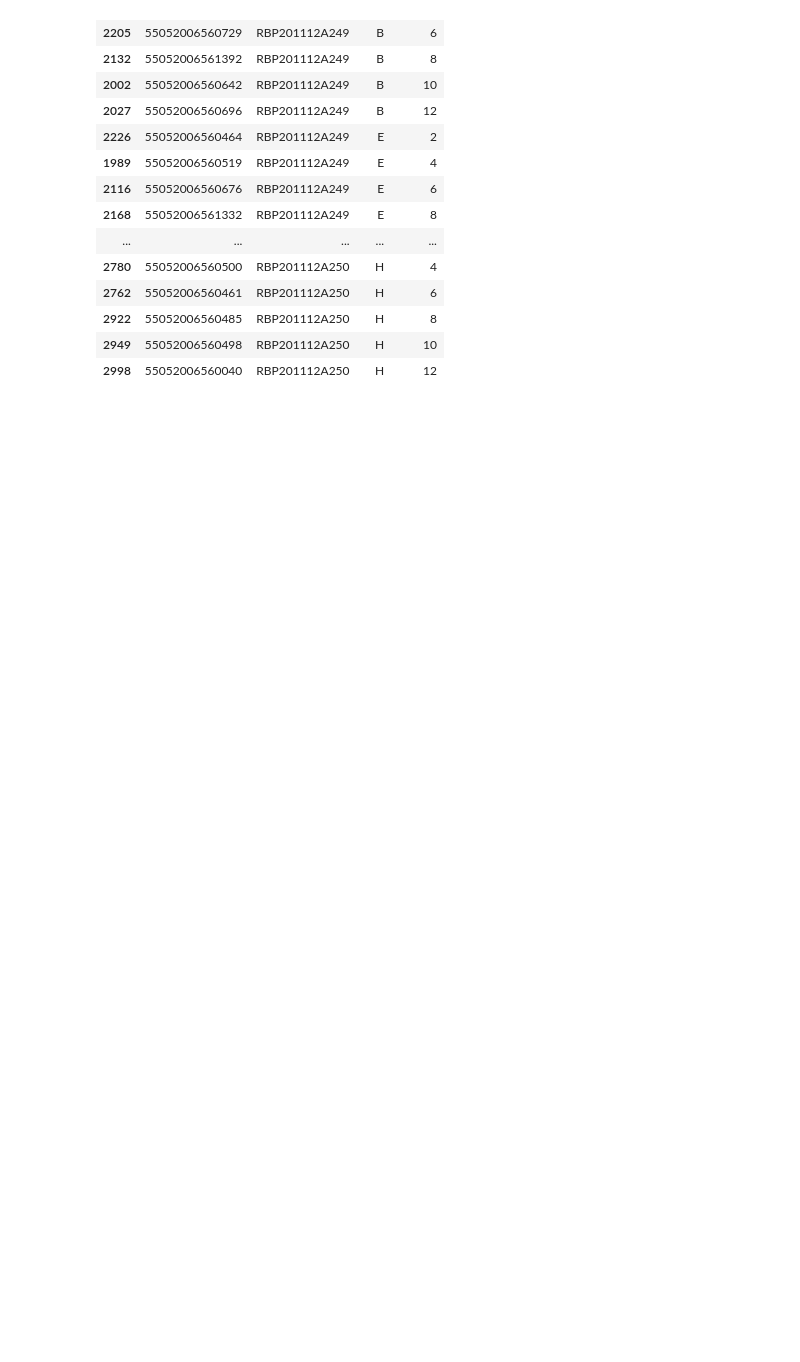
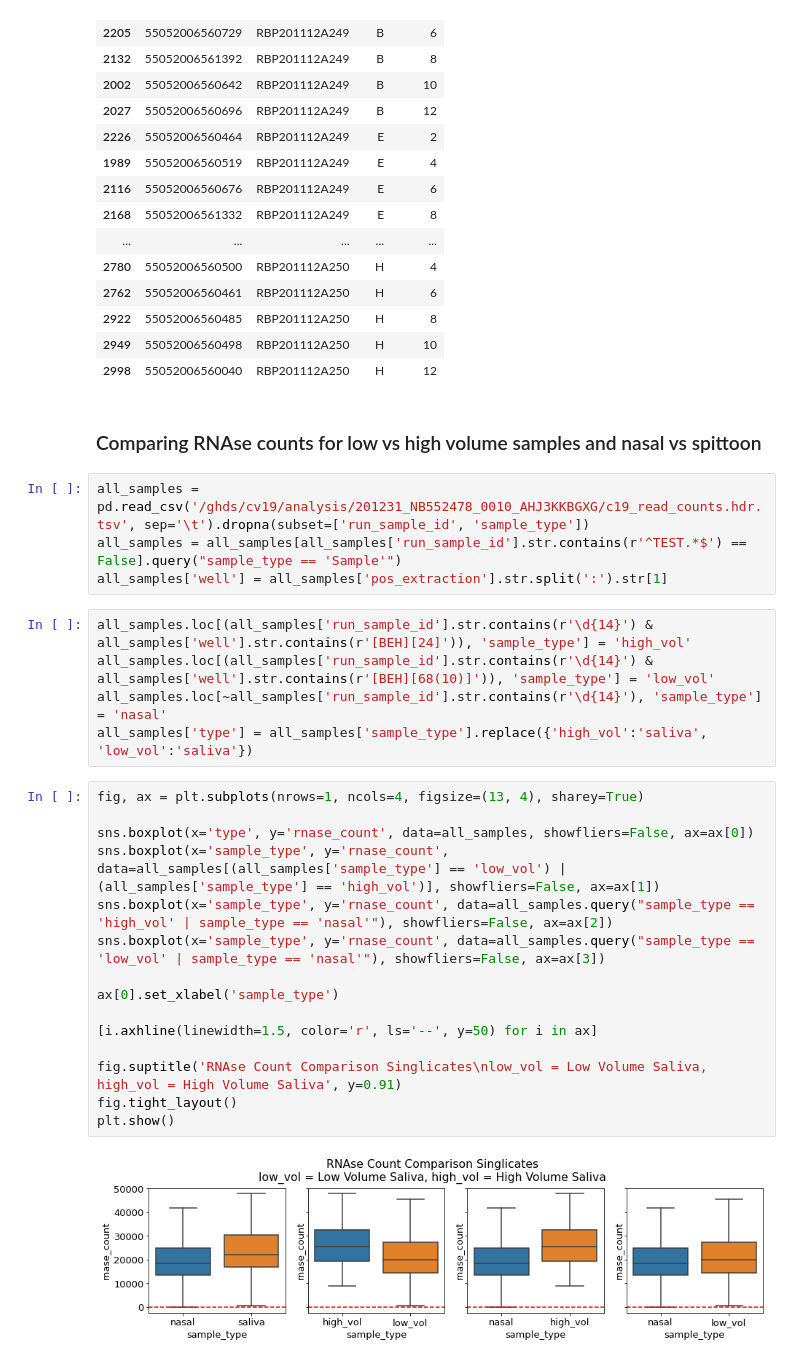
Before and after one commit to gh-bshih/g19_analysis, a Jupyter notebook: 201231_SpittoonStudySTAR10Repeat_VolTolerance.ipynb, the cells around one changed output. Drawn from its saved outputs; the diff is of its cells as text; blank space fills up the shorter version.

Commit message:
added RNAse comparison

```diff
--- a/201231_SpittoonStudySTAR10Repeat_VolTolerance.ipynb
+++ b/201231_SpittoonStudySTAR10Repeat_VolTolerance.ipynb
@@ -109,3 +109,31 @@ all_samples[all_samples['run_sample_id'].str.contains(r'\d{14}')]\
 | 2922 | 55052006560485 | RBP201112A250 | H | 8 |
 | 2949 | 55052006560498 | RBP201112A250 | H | 10 |
 | 2998 | 55052006560040 | RBP201112A250 | H | 12 |
+# %% [markdown]
+### Comparing RNAse counts for low vs high volume samples and nasal vs spittoon
+# %%
+all_samples = pd.read_csv('/ghds/cv19/analysis/201231_NB552478_0010_AHJ3KKBGXG/c19_read_counts.hdr.tsv', sep='\t').dropna(subset=['run_sample_id', 'sample_type'])
+all_samples = all_samples[all_samples['run_sample_id'].str.contains(r'^TEST.*$') == False].query("sample_type == 'Sample'")
+all_samples['well'] = all_samples['pos_extraction'].str.split(':').str[1]
+# %%
+all_samples.loc[(all_samples['run_sample_id'].str.contains(r'\d{14}') & all_samples['well'].str.contains(r'[BEH][24]')), 'sample_type'] = 'high_vol'
+all_samples.loc[(all_samples['run_sample_id'].str.contains(r'\d{14}') & all_samples['well'].str.contains(r'[BEH][68(10)]')), 'sample_type'] = 'low_vol'
+all_samples.loc[~all_samples['run_sample_id'].str.contains(r'\d{14}'), 'sample_type'] = 'nasal'
+all_samples['type'] = all_samples['sample_type'].replace({'high_vol':'saliva', 'low_vol':'saliva'})
+# %%
+fig, ax = plt.subplots(nrows=1, ncols=4, figsize=(13, 4), sharey=True)
+
+sns.boxplot(x='type', y='rnase_count', data=all_samples, showfliers=False, ax=ax[0])
+sns.boxplot(x='sample_type', y='rnase_count', data=all_samples[(all_samples['sample_type'] == 'low_vol') | (all_samples['sample_type'] == 'high_vol')], showfliers=False, ax=ax[1])
+sns.boxplot(x='sample_type', y='rnase_count', data=all_samples.query("sample_type == 'high_vol' | sample_type == 'nasal'"), showfliers=False, ax=ax[2])
+sns.boxplot(x='sample_type', y='rnase_count', data=all_samples.query("sample_type == 'low_vol' | sample_type == 'nasal'"), showfliers=False, ax=ax[3])
+
+ax[0].set_xlabel('sample_type')
+
+[i.axhline(linewidth=1.5, color='r', ls='--', y=50) for i in ax]
+
+fig.suptitle('RNAse Count Comparison Singlicates\nlow_vol = Low Volume Saliva, high_vol = High Volume Saliva', y=0.91)
+fig.tight_layout()
+plt.show()
+# %% [output]
+[figure, added]
```
